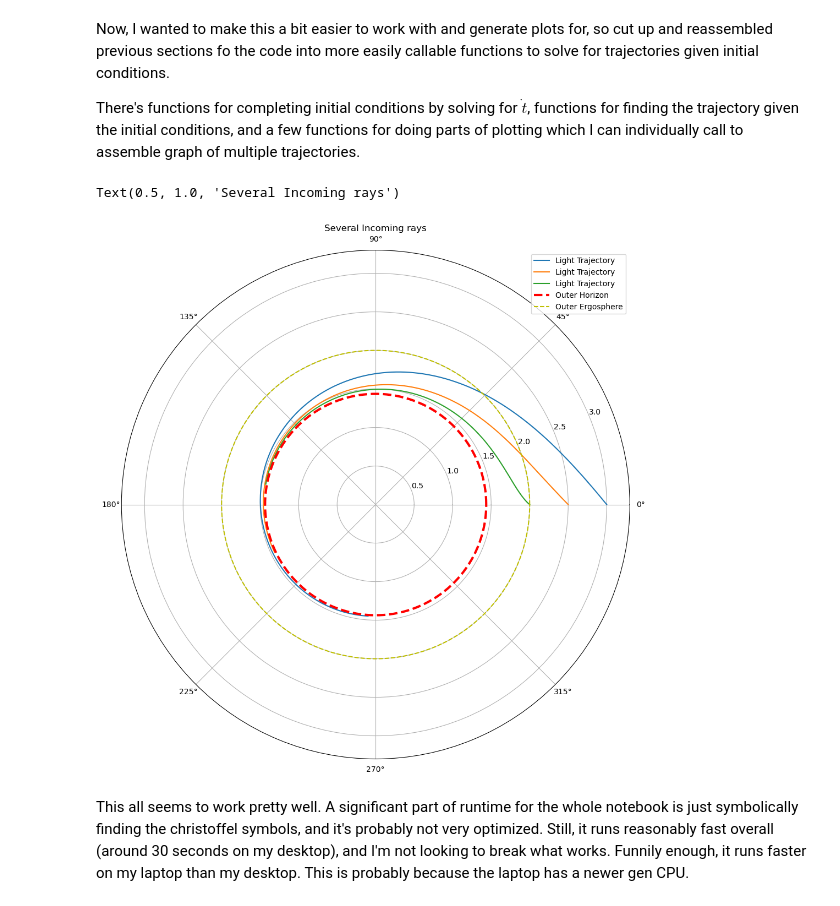
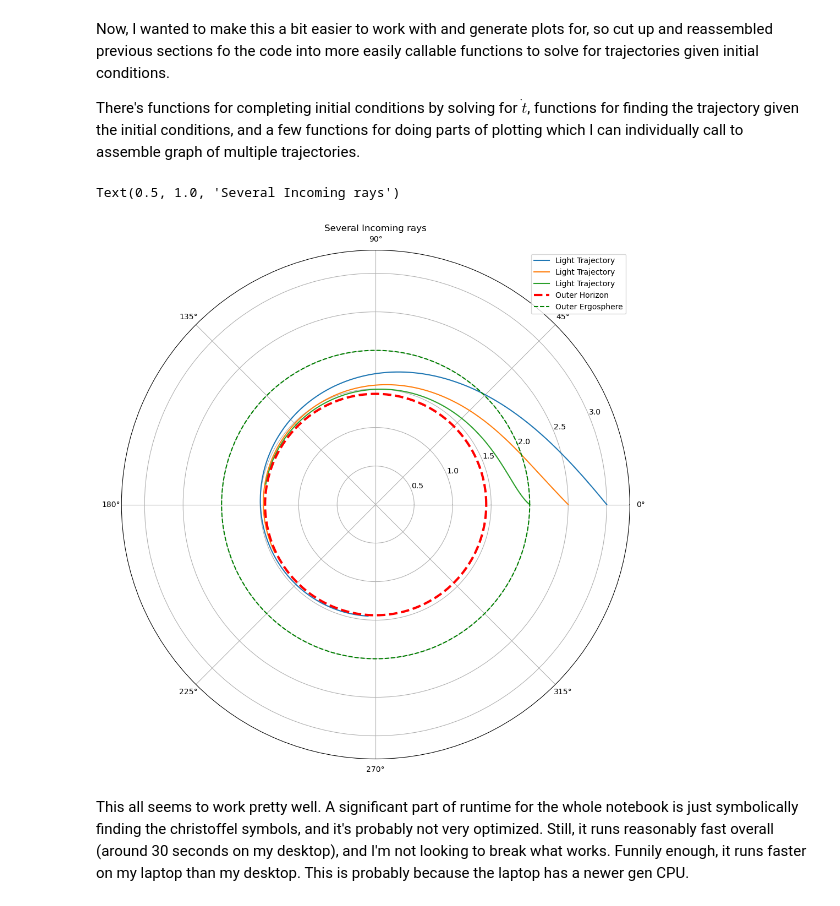
Before and after one commit to LordofDorknes/KerrSim, a Jupyter notebook: KerrSymb.ipynb, the cells around one changed output. Drawn from its saved outputs; the diff is of its cells as text; code cells hidden in the pictures.

Commit message:
Reduced spin param to 0.9, made cutoff radius 1.01 r_h, and changed outer horizon color to green

```diff
--- a/KerrSymb.ipynb
+++ b/KerrSymb.ipynb
@@ -405,7 +405,7 @@ def plot_horizons(axes):
     re_arr=ones_arr*r_e
     #plot horizon
     axes.plot(th_hor,rh_arr,'r--',label='Outer Horizon',linewidth=3)
-    axes.plot(th_hor,re_arr,'y--',label='Outer Ergosphere')
+    axes.plot(th_hor,re_arr,'g--',label='Outer Ergosphere')
     plt.legend()
 
 def plot_traj_rad(traj,axes):
@@ -459,34 +459,34 @@ phip_0=0.00204#initial angular (pseudo?)momentum
 
 t_0=0
 part2_y0=init_condition_completer(m,r_0,rp_0,phi_0,phip_0,t_0)
 part2_y=equat_solve(part2_y0,0.01)
 
 plot_traj_rad(part2_y,pol_axes)
 
 #particle 3
 
 m=0.00 #particle mass
 r_0=2.00 #initial radial pos
 rp_0=-0.005 #initial radial (pseudo?)momentum
 
 phi_0=0 #initial angular pos
 phip_0=0.00204#initial angular (pseudo?)momentum
 
 t_0=0
 
 part3_y0=init_condition_completer(m,r_0,rp_0,phi_0,phip_0,t_0)
 part3_y=equat_solve(part3_y0,0.01)
 plot_traj_rad(part3_y,pol_axes)
 
 
 plot_horizons(pol_axes)
 plt.ylim([0,3*1.1])
 plt.legend()
 
 plt.title("Several Incoming rays")
 # %% [output]
 Text(0.5, 1.0, 'Several Incoming rays')
-[figure, old version]
+[figure, new version]
 # %% [markdown]
 This all seems to work pretty well. A significant part of runtime for the whole notebook is just symbolically finding the christoffel symbols, and it's probably not very optimized.
 Still, it runs reasonably fast overall (around 30 seconds on my desktop), and I'm not looking to break what works.
```
Also changed, not shown: parts of 3 cells of this notebook.
